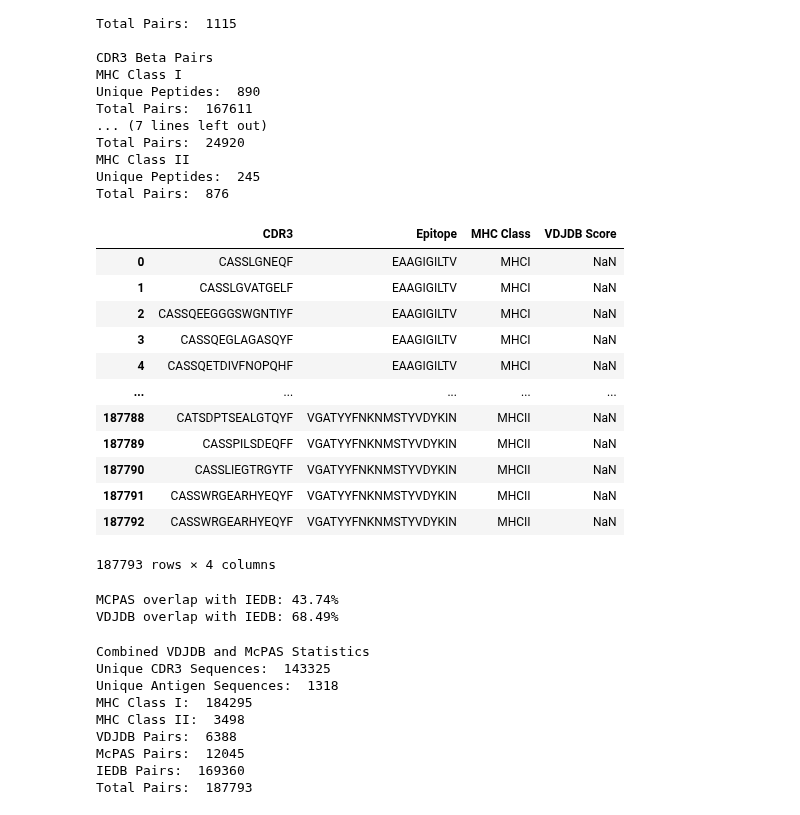
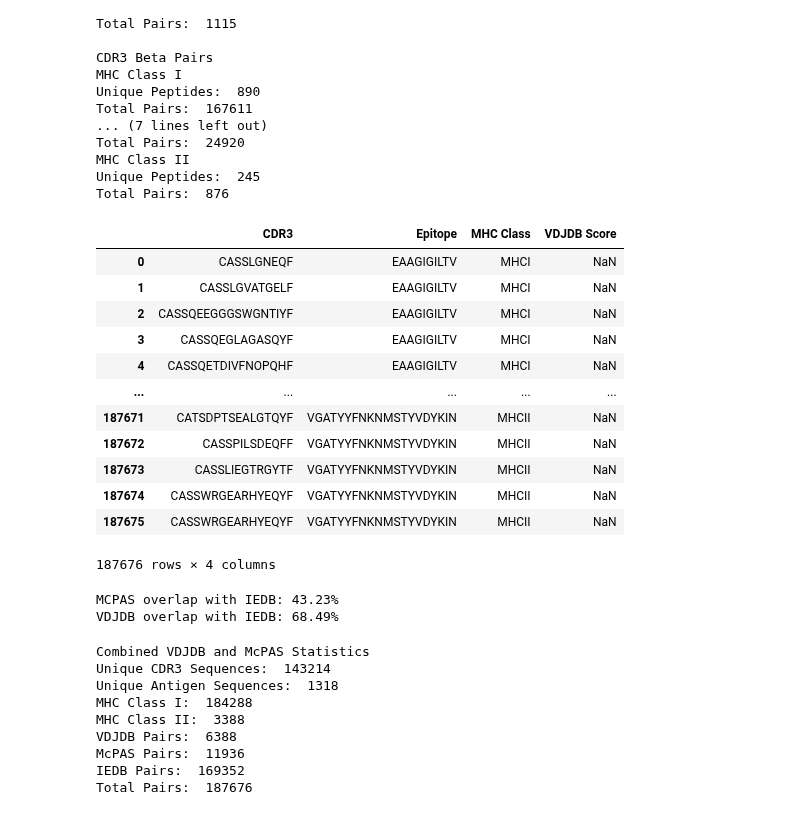
Before and after one commit to Lee-CBG/ATM-TCR, a Jupyter notebook: data/data_analytics.ipynb, the cells around one changed output. Saved outputs shown, nothing was run; the diff lists cells and outputs as text; code cells hidden in the pictures.

Commit message:
Removed * from IEDB and McPAS data

```diff
--- a/data/data_analytics.ipynb
+++ b/data/data_analytics.ipynb
@@ -245,7 +245,8 @@ Combine the datasets
 Conditions:
 - Beta Sequences Only
 - VDJDB Score > 0
-- Remove IEDB Sequences with '+' or '#'
+- Remove McPAS sequences with '*'
+- Remove IEDB Sequences with '+', '*', or '#'
 """
 def final_filter_mcpas(raw_mcpas):
     # Non Null Epitopes
@@ -254,6 +255,8 @@ def final_filter_mcpas(raw_mcpas):
     df = df[['CDR3.beta.aa', 'Epitope.peptide', 'MHC']]
     # Non Null Beta Sequences
     df = df.loc[(df['CDR3.beta.aa'].notnull())]
+    # Remove Sequences with *
+    df = df[~df['CDR3.beta.aa'].str.contains('\*')]
     # Add MHC Class Label
     df['MHC'] = df['MHC'].replace(regex={r'^HLA-[ABC].*': 'MHCI', r'^(HLA-D|D).*': 'MHCII'})
     df = df.loc[(df['MHC'] == 'MHCI') | (df['MHC'] == 'MHCII')]
@@ -272,40 +275,42 @@ def final_filter_vdjdb(raw_vdjdb):
     return df
 
 def final_filter_iedb(raw_iedb_class_i, raw_iedb_class_ii):
     # Add MHC Class Label
     raw_iedb_class_i['MHC Class'] = 'MHCI'
     raw_iedb_class_ii['MHC Class'] = 'MHCII'
     df = pd.concat([raw_iedb_class_i, raw_iedb_class_ii])
     # Beta Sequences Only
     df = df[['Beta CDR3', 'Peptide', 'MHC Class']]
     # Non Null Beta Sequences
     df = df.loc[(df['Beta CDR3'].notnull())]
-    # Remove Sequences with # or +
+    # Remove Sequences with #, *, or +
     df = df[~df['Beta CDR3'].str.contains('#')]
+    df = df[~df['Beta CDR3'].str.contains('\*')]
     df = df[~df['Peptide'].str.contains('\+')]
+
     # Rename Columns
     df.columns = ['CDR3', 'Epitope', 'MHC Class']
     return df
 
 final_mcpas = final_filter_mcpas(mcpas)
 final_vdjdb = final_filter_vdjdb(vdjdb)
 final_iedb = final_filter_iedb(iedb_class_i, iedb_class_ii)
 combined_sequences = pd.concat([final_mcpas, final_vdjdb, final_iedb])
 combined_sequences.reset_index(drop=True)
 # %% [output]
 |  | CDR3 | Epitope | MHC Class | VDJDB Score |
 | 0 | CASSLGNEQF | EAAGIGILTV | MHCI | NaN |
 | 1 | CASSLGVATGELF | EAAGIGILTV | MHCI | NaN |
 | 2 | CASSQEEGGGSWGNTIYF | EAAGIGILTV | MHCI | NaN |
 | 3 | CASSQEGLAGASQYF | EAAGIGILTV | MHCI | NaN |
 | 4 | CASSQETDIVFNOPQHF | EAAGIGILTV | MHCI | NaN |
 | ... | ... | ... | ... | ... |
-| 187788 | CATSDPTSEALGTQYF | VGATYYFNKNMSTYVDYKIN | MHCII | NaN |
-| 187789 | CASSPILSDEQFF | VGATYYFNKNMSTYVDYKIN | MHCII | NaN |
-| 187790 | CASSLIEGTRGYTF | VGATYYFNKNMSTYVDYKIN | MHCII | NaN |
-| 187791 | CASSWRGEARHYEQYF | VGATYYFNKNMSTYVDYKIN | MHCII | NaN |
-| 187792 | CASSWRGEARHYEQYF | VGATYYFNKNMSTYVDYKIN | MHCII | NaN |
+| 187671 | CATSDPTSEALGTQYF | VGATYYFNKNMSTYVDYKIN | MHCII | NaN |
+| 187672 | CASSPILSDEQFF | VGATYYFNKNMSTYVDYKIN | MHCII | NaN |
+| 187673 | CASSLIEGTRGYTF | VGATYYFNKNMSTYVDYKIN | MHCII | NaN |
+| 187674 | CASSWRGEARHYEQYF | VGATYYFNKNMSTYVDYKIN | MHCII | NaN |
+| 187675 | CASSWRGEARHYEQYF | VGATYYFNKNMSTYVDYKIN | MHCII | NaN |
-187793 rows × 4 columns
+187676 rows × 4 columns
 # %%
 # Determine Overlap Between Datasets
 def determine_overlap(df1, df2):
@@ -337,7 +342,7 @@ overlap_vdjdb_stat = len(overlap_vdjdb)/len(final_vdjdb) * 100
 print('MCPAS overlap with IEDB: ' + str(round(overlap_mcpas_stat, 2)) + '%')
 print('VDJDB overlap with IEDB: ' + str(round(overlap_vdjdb_stat, 2)) + '%')
 # %% [output]
-MCPAS overlap with IEDB: 43.74%
+MCPAS overlap with IEDB: 43.23%
 VDJDB overlap with IEDB: 68.49%
 # %%
 def combined_summary_stats(df):
@@ -357,11 +362,11 @@ combined_summary_stats(combined_sequences)
 combined_sequences.to_csv('combined_dataset.csv', index=False)
 # %% [output]
 Combined VDJDB and McPAS Statistics
-Unique CDR3 Sequences:  143325
+Unique CDR3 Sequences:  143214
 Unique Antigen Sequences:  1318
-MHC Class I:  184295
-MHC Class II:  3498
+MHC Class I:  184288
+MHC Class II:  3388
 VDJDB Pairs:  6388
-McPAS Pairs:  12045
-IEDB Pairs:  169360
-Total Pairs:  187793
+McPAS Pairs:  11936
+IEDB Pairs:  169352
+Total Pairs:  187676
```
